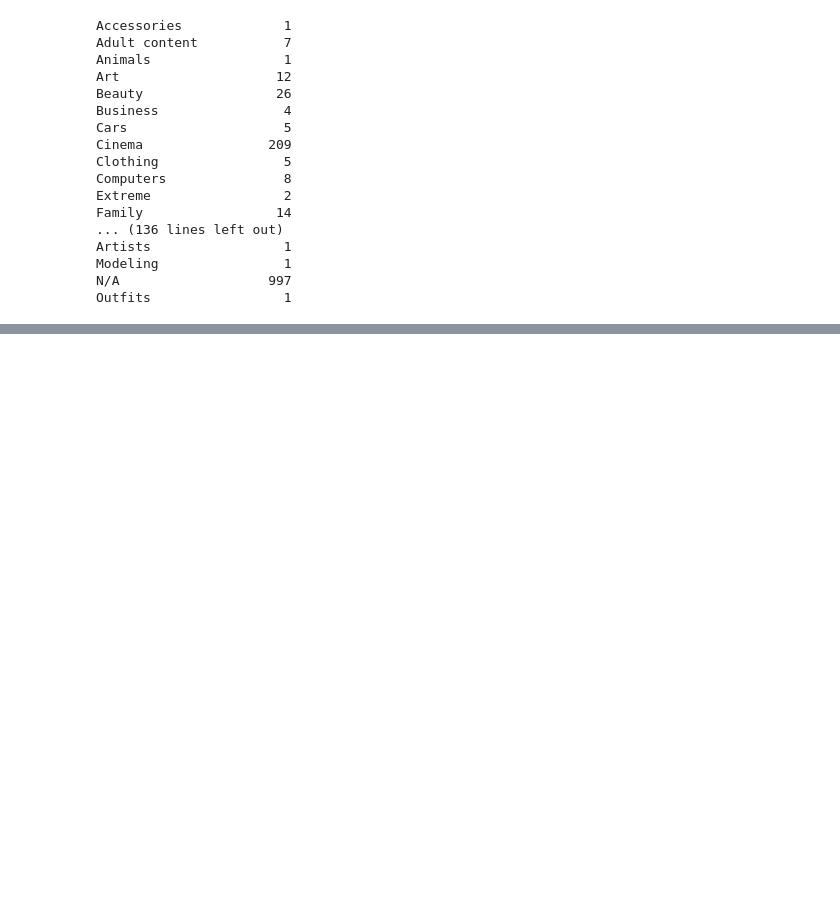
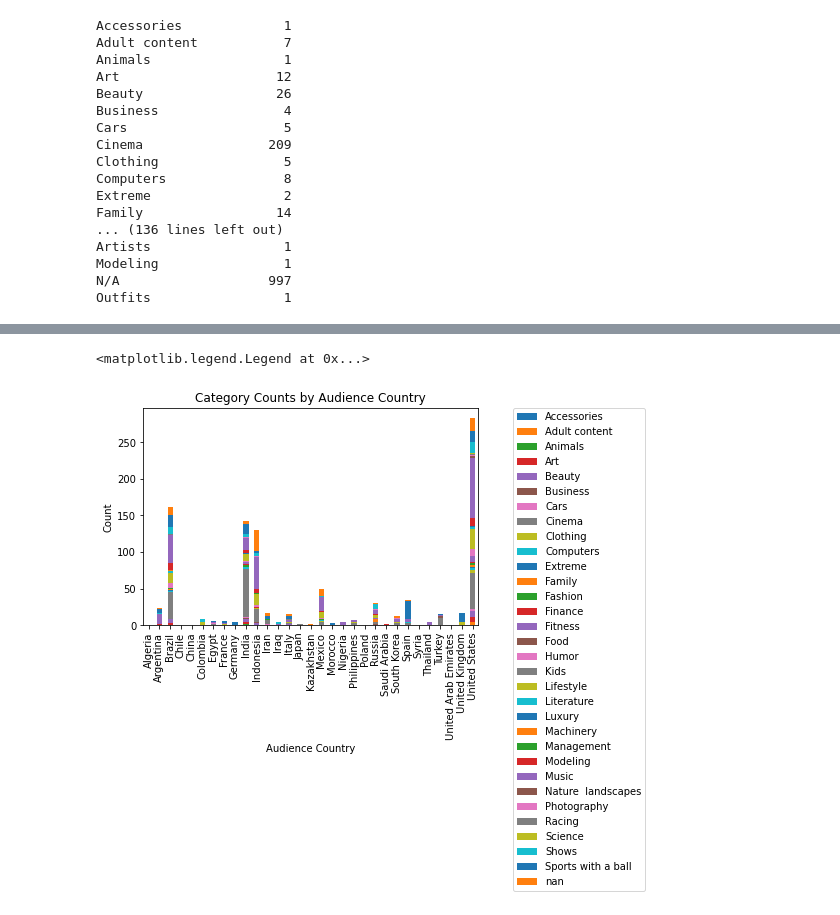
Before and after one commit to emilyhughes618/CS216-project, a Jupyter notebook: Project_Prototype.ipynb, the cells around one changed output, grey strips where cells are left out. Cells and saved outputs as stored; diff of their text form; code cells hidden in the pictures; blank space fills up the shorter version.

```diff
--- a/Project_Prototype.ipynb
+++ b/Project_Prototype.ipynb
@@ -12,7 +13,10 @@ instagram.head()
 | 3 | 4 | kendalljenner | Kendall | https://www.instagram.com/kendall... | Modeling|Fashion | 217800000.0 | United States | 3400000.0 | ... |
 | 4 | 5 | selenagomez | Selena Gomez | https://www.instagram.com/selenag... | Music|Lifestyle | 295800000.0 | United States | 2700000.0 | ... |
 # %%
-grouped_category = instagram.groupby("Category")["Rank"].count()
+grouped_category = instagram.groupby("Category")["Rank"].count().sort_values(ascending = False)
+print(grouped_category)
+
+
 category_list = grouped_category.index.tolist()
 count_list = []
 for element in category_list:
@@ -21,5 +25,6 @@ for element in category_list:
 max_categories = max(count_list) + 1
 # max number of genres an influencer has
 print(max_categories)
+
 print(category_list)
 # %% [output]
@@ -81,0 +116,3 @@ Outfits                 1
+# %%
+country_cat_piv  = instagram_w_categories.groupby(["Audience Country","Category 1"])["Account"].count().unstack(fill_value=None).reset_index().rename_axis(None, axis=1)
+display(country_cat_piv)
@@ -81,0 +138,10 @@ Outfits                 1
+# %%
+import matplotlib.pyplot as plt
+country_cat_piv.plot(kind='bar', x="Audience Country", stacked=True)
+plt.xlabel("Audience Country")
+plt.ylabel("Count")
+plt.title("Category Counts by Audience Country")
+plt.legend(bbox_to_anchor=(1.5, 1), loc='upper right', borderaxespad=0)
+# %% [output]
+<matplotlib.legend.Legend at 0x...>
+[figure, added]
```
Also changed, not shown: parts of 5 cells of this notebook.
